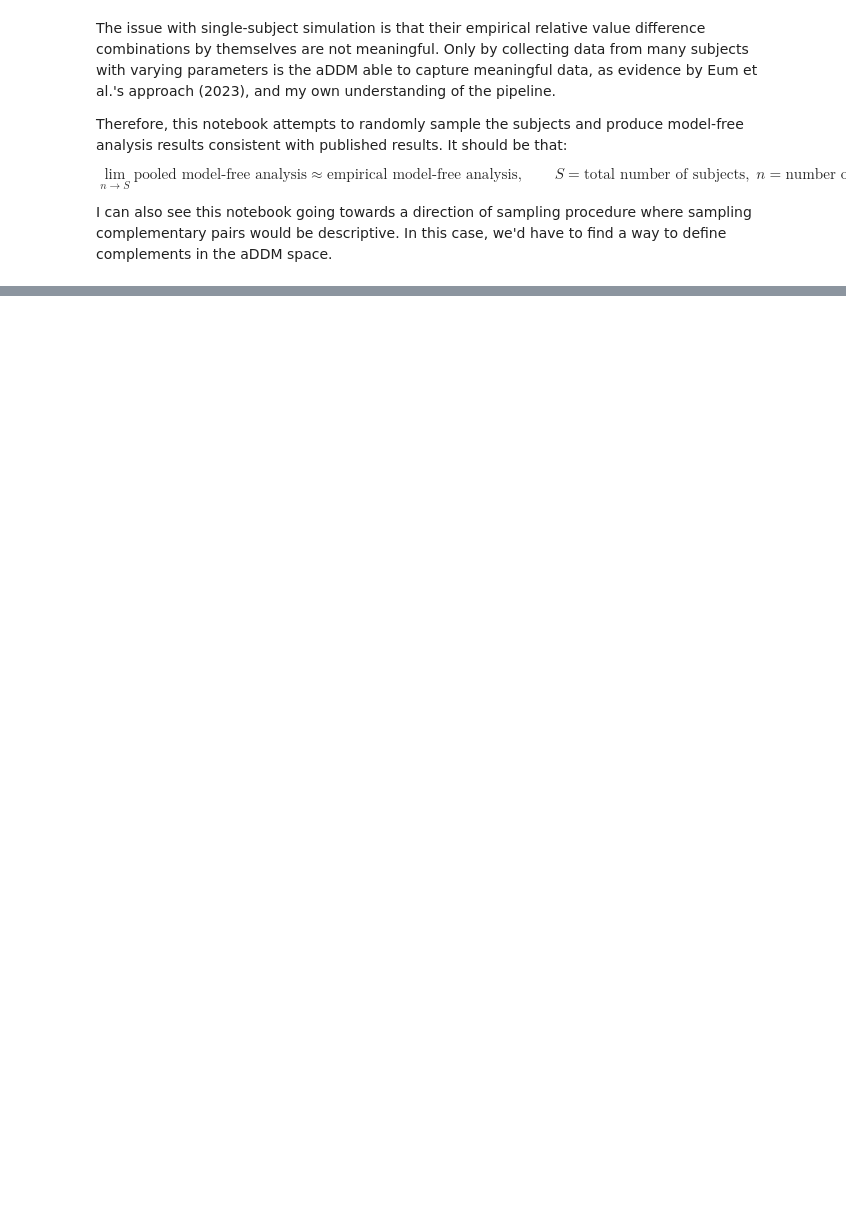
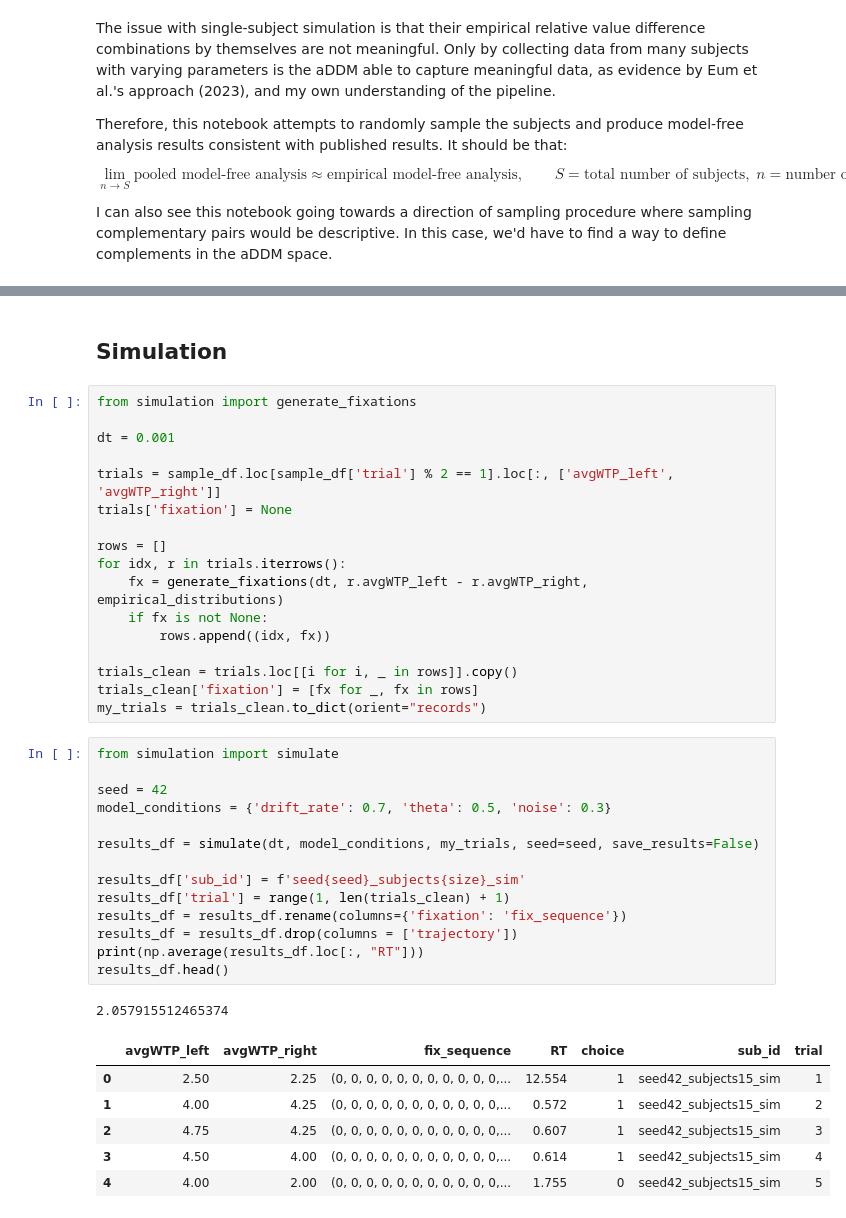
Before and after one commit to Hehesh/DDM, a Jupyter notebook: multiple_subject_simulation.ipynb, the cells around one changed output, grey strips where cells are left out. Saved outputs shown, nothing was run; the diff lists cells and outputs as text; blank space fills up the shorter version.

```diff
--- a/multiple_subject_simulation.ipynb
+++ b/multiple_subject_simulation.ipynb
@@ -165,0 +129,41 @@ Plotting model-free analysis of randomly sampled subjects size: 15:
+# %% [markdown]
+## Simulation
+# %%
+from simulation import generate_fixations
+
+dt = 0.001
+
+trials = sample_df.loc[sample_df['trial'] % 2 == 1].loc[:, ['avgWTP_left', 'avgWTP_right']]
+trials['fixation'] = None
+
+rows = []
+for idx, r in trials.iterrows():
+    fx = generate_fixations(dt, r.avgWTP_left - r.avgWTP_right, empirical_distributions)
+    if fx is not None:
+        rows.append((idx, fx))
+
+trials_clean = trials.loc[[i for i, _ in rows]].copy()
+trials_clean['fixation'] = [fx for _, fx in rows]
+my_trials = trials_clean.to_dict(orient="records")
+# %%
+from simulation import simulate
+
+seed = 42
+model_conditions = {'drift_rate': 0.7, 'theta': 0.5, 'noise': 0.3}
+
+results_df = simulate(dt, model_conditions, my_trials, seed=seed, save_results=False)
+
+results_df['sub_id'] = f'seed{seed}_subjects{size}_sim'
+results_df['trial'] = range(1, len(trials_clean) + 1)
+results_df = results_df.rename(columns={'fixation': 'fix_sequence'})
+results_df = results_df.drop(columns = ['trajectory'])
+print(np.average(results_df.loc[:, "RT"]))
+results_df.head()
+# %% [output]
+2.057915512465374
+|  | avgWTP_left | avgWTP_right | fix_sequence | RT | choice | sub_id | trial |
+| 0 | 2.50 | 2.25 | (0, 0, 0, 0, 0, 0, 0, 0, 0, 0, 0,... | 12.554 | 1 | seed42_subjects15_sim | 1 |
+| 1 | 4.00 | 4.25 | (0, 0, 0, 0, 0, 0, 0, 0, 0, 0, 0,... | 0.572 | 1 | seed42_subjects15_sim | 2 |
+| 2 | 4.75 | 4.25 | (0, 0, 0, 0, 0, 0, 0, 0, 0, 0, 0,... | 0.607 | 1 | seed42_subjects15_sim | 3 |
+| 3 | 4.50 | 4.00 | (0, 0, 0, 0, 0, 0, 0, 0, 0, 0, 0,... | 0.614 | 1 | seed42_subjects15_sim | 4 |
+| 4 | 4.00 | 2.00 | (0, 0, 0, 0, 0, 0, 0, 0, 0, 0, 0,... | 1.755 | 0 | seed42_subjects15_sim | 5 |
```
Also changed, not shown: parts of 10 cells of this notebook, 1 other file.
